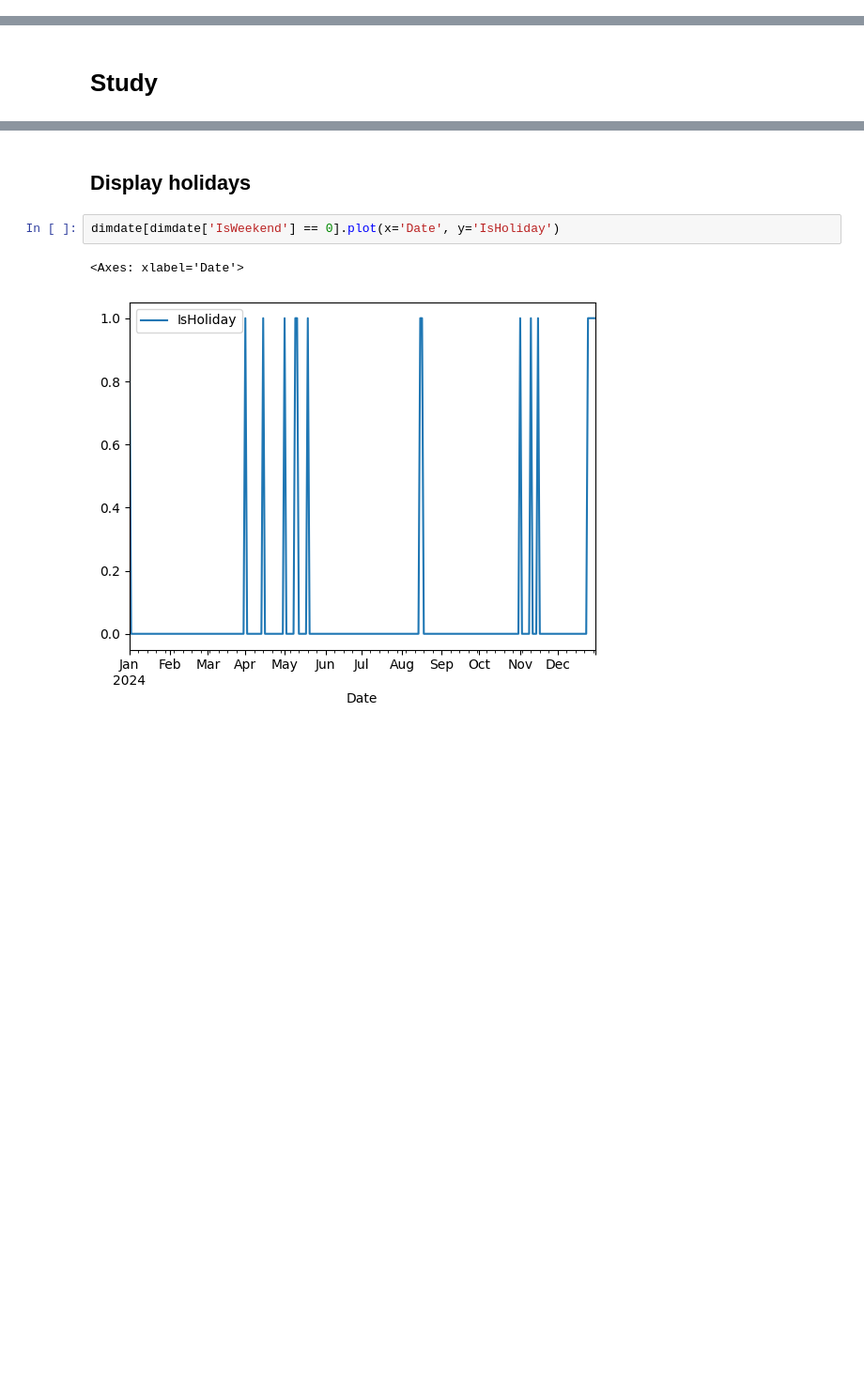
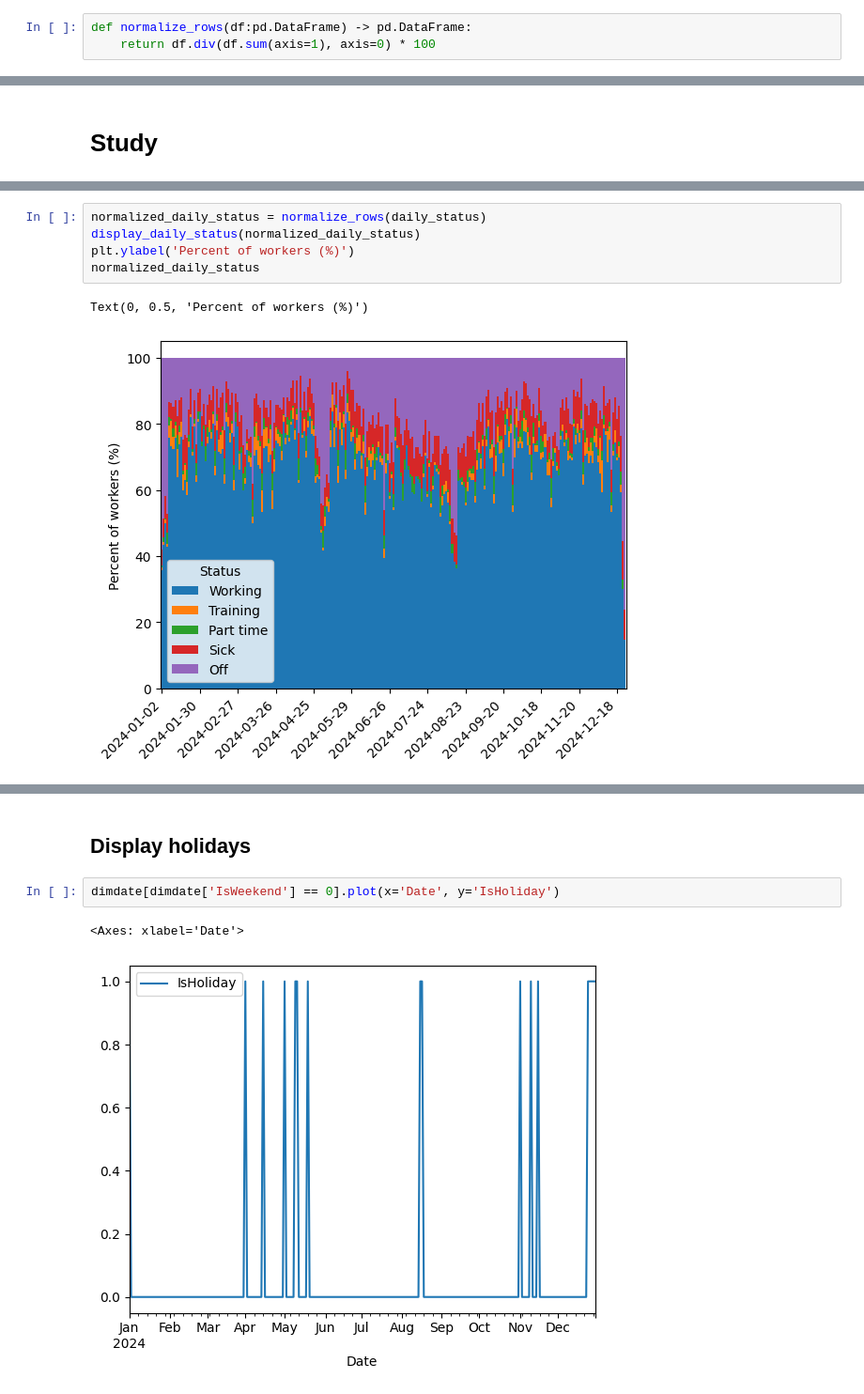
Before and after one commit to Fnor-BE/on-duty-2024, a Jupyter notebook: on-duty.ipynb, the cells around one changed output, grey strips where cells are left out. Shown at 94% size. Cells and saved outputs as stored; diff of their text form; blank space fills up the shorter version.

```diff
--- a/on-duty.ipynb
+++ b/on-duty.ipynb
@@ -28,0 +31,3 @@ SKIP_ROWS = 12 # Number of rows at the top of each month data
+# %%
+def normalize_rows(df:pd.DataFrame) -> pd.DataFrame:
+    return df.div(df.sum(axis=1), axis=0) * 100
@@ -189,0 +178,8 @@ Name: Off, dtype: float64
+# %%
+normalized_daily_status = normalize_rows(daily_status)
+display_daily_status(normalized_daily_status)
+plt.ylabel('Percent of workers (%)')
+normalized_daily_status
+# %% [output]
+Text(0, 0.5, 'Percent of workers (%)')
+[figure, added]
```
Also changed, not shown: parts of 20 cells of this notebook, 1 other file.
